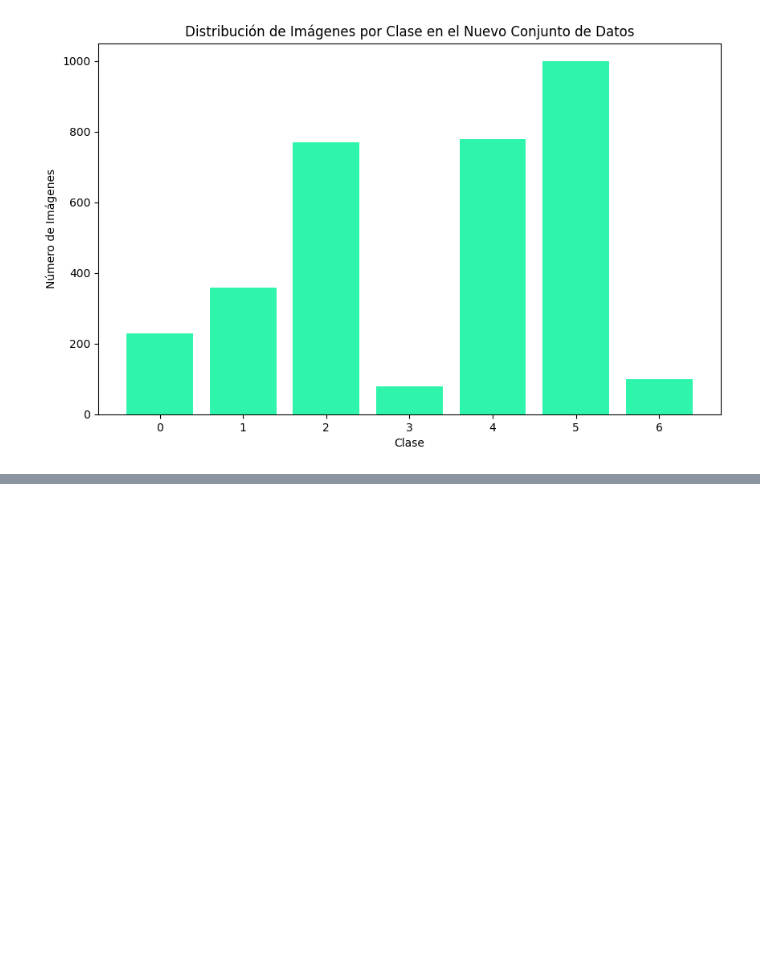
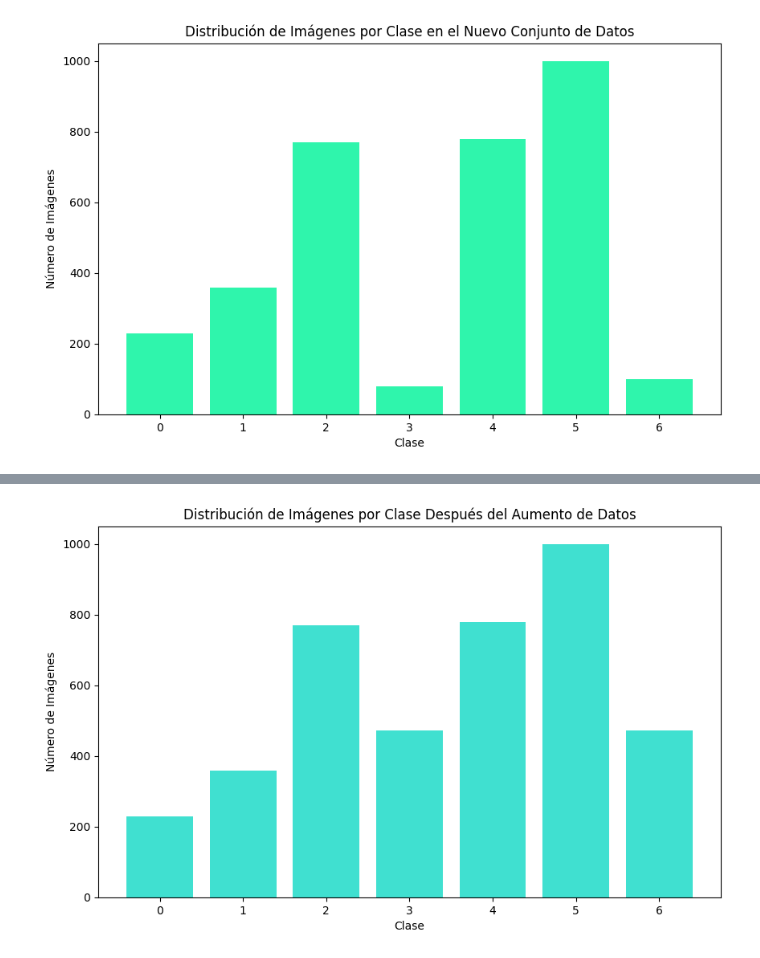
Before and after one commit to matgoni/Dermatology_MNIST, a Jupyter notebook: Data_Preparation.ipynb, the cells around one changed output, grey strips where cells are left out. Saved outputs shown, nothing was run; the diff lists cells and outputs as text; code cells hidden in the pictures; blank space fills up the shorter version.

Commit message:
feat(data): Aumentar de datos mediante rotación para balancear clases 3 y 6

```diff
--- a/Data_Preparation.ipynb
+++ b/Data_Preparation.ipynb
@@ -111,23 +116,0 @@ images_class_3_and_6 = [new_image for new_image, new_label in zip(new_images, ne
-# %%
-import matplotlib.pyplot as plt
-import tensorflow as tf
-from tensorflow.keras import layers
-
-#Aumento de datos
-data_augmentation = keras.Sequential([
-  layers.RandomFlip("horizontal_and_vertical"),
-  layers.RandomRotation(0.4),
-  layers.RandomZoom(0.2),
-  layers.RandomContrast(0.3)
-])
-
-#Muestra y guarda las imágenes aumentadas
-plt.figure(figsize=(10, 8))
-for i in range(10):
-  augmented_image = data_augmentation(images_class_3_and_6[i])
-  ax = plt.subplot(2, 5, i + 1)
-  plt.imshow(augmented_image.numpy())
-  plt.axis("off")
-  plt.imsave(f"augmented_image_{i}.png", augmented_image.numpy())
-
-plt.show()
@@ -144,0 +121,2 @@ new_labels2 = labels_other_classes + selected_labels
+# %%
+new_labels = [int(label[0]) if isinstance(label, (list, np.ndarray)) else int(label) for label in new_labels]
@@ -144,0 +180,9 @@ new_labels2 = labels_other_classes + selected_labels
+# %%
+plt.figure(figsize=(10, 6))
+plt.bar(new_class_distribution.keys(), new_class_distribution.values(), color='turquoise')
+plt.xlabel("Clase")
+plt.ylabel("Número de Imágenes")
+plt.title("Distribución de Imágenes por Clase Después del Aumento de Datos")
+plt.show()
+# %% [output]
+[figure, added]
```
Also changed, not shown: parts of 8 cells of this notebook.
